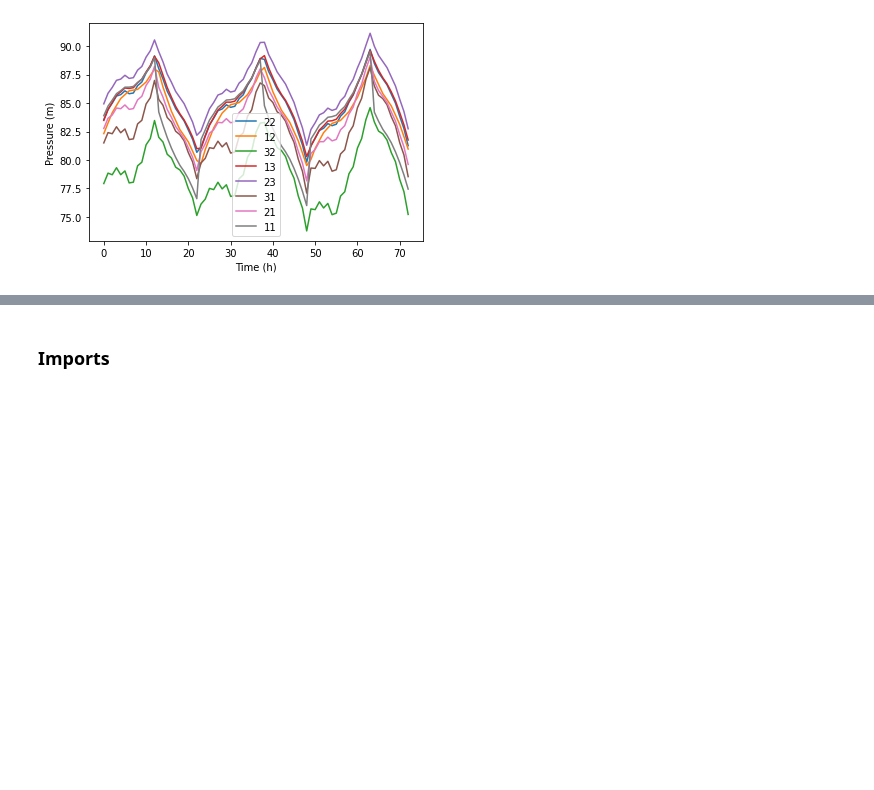
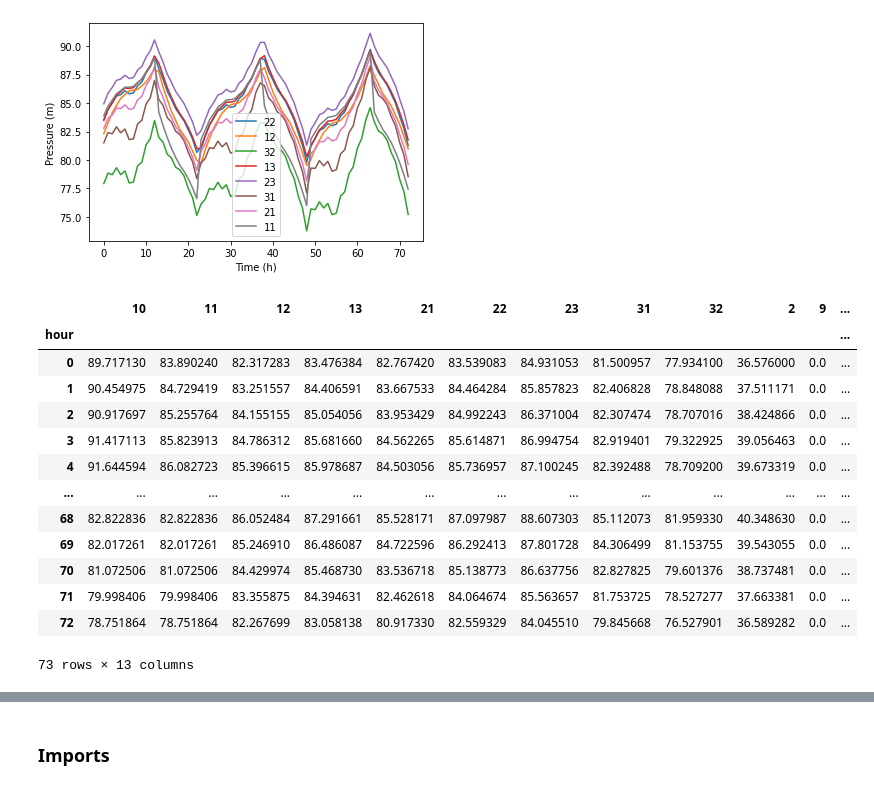
Before and after one commit to JulianBvW/BA-WDN-Leakage-Detection, a Jupyter notebook: LeakageDetection.ipynb, the cells around one changed output, grey strips where cells are left out. Saved outputs shown, nothing was run; the diff lists cells and outputs as text; code cells hidden in the pictures; blank space fills up the shorter version.

```diff
--- a/LeakageDetection.ipynb
+++ b/LeakageDetection.ipynb
@@ -59,3 +59,21 @@ plt.show()
 # %% [output]
 <Figure size 432x288 with 0 Axes>
 [figure]
+# %%
+p_leak = wdn.simulate(3*24, [('11', 0.05, 10, 11)])
+p_leak
+# %% [output]
+|  | 10 | 11 | 12 | 13 | 21 | 22 | 23 | 31 | 32 | 2 | 9 | ... |
+| hour |  |  |  |  |  |  |  |  |  |  |  | ... |
+| 0 | 89.717130 | 83.890240 | 82.317283 | 83.476384 | 82.767420 | 83.539083 | 84.931053 | 81.500957 | 77.934100 | 36.576000 | 0.0 | ... |
+| 1 | 90.454975 | 84.729419 | 83.251557 | 84.406591 | 83.667533 | 84.464284 | 85.857823 | 82.406828 | 78.848088 | 37.511171 | 0.0 | ... |
+| 2 | 90.917697 | 85.255764 | 84.155155 | 85.054056 | 83.953429 | 84.992243 | 86.371004 | 82.307474 | 78.707016 | 38.424866 | 0.0 | ... |
+| 3 | 91.417113 | 85.823913 | 84.786312 | 85.681660 | 84.562265 | 85.614871 | 86.994754 | 82.919401 | 79.322925 | 39.056463 | 0.0 | ... |
+| 4 | 91.644594 | 86.082723 | 85.396615 | 85.978687 | 84.503056 | 85.736957 | 87.100245 | 82.392488 | 78.709200 | 39.673319 | 0.0 | ... |
+| ... | ... | ... | ... | ... | ... | ... | ... | ... | ... | ... | ... | ... |
+| 68 | 82.822836 | 82.822836 | 86.052484 | 87.291661 | 85.528171 | 87.097987 | 88.607303 | 85.112073 | 81.959330 | 40.348630 | 0.0 | ... |
+| 69 | 82.017261 | 82.017261 | 85.246910 | 86.486087 | 84.722596 | 86.292413 | 87.801728 | 84.306499 | 81.153755 | 39.543055 | 0.0 | ... |
+| 70 | 81.072506 | 81.072506 | 84.429974 | 85.468730 | 83.536718 | 85.138773 | 86.637756 | 82.827825 | 79.601376 | 38.737481 | 0.0 | ... |
+| 71 | 79.998406 | 79.998406 | 83.355875 | 84.394631 | 82.462618 | 84.064674 | 85.563657 | 81.753725 | 78.527277 | 37.663381 | 0.0 | ... |
+| 72 | 78.751864 | 78.751864 | 82.267699 | 83.058138 | 80.917330 | 82.559329 | 84.045510 | 79.845668 | 76.527901 | 36.589282 | 0.0 | ... |
+73 rows × 13 columns
```
Also changed, not shown: parts of 1 cell of this notebook.
